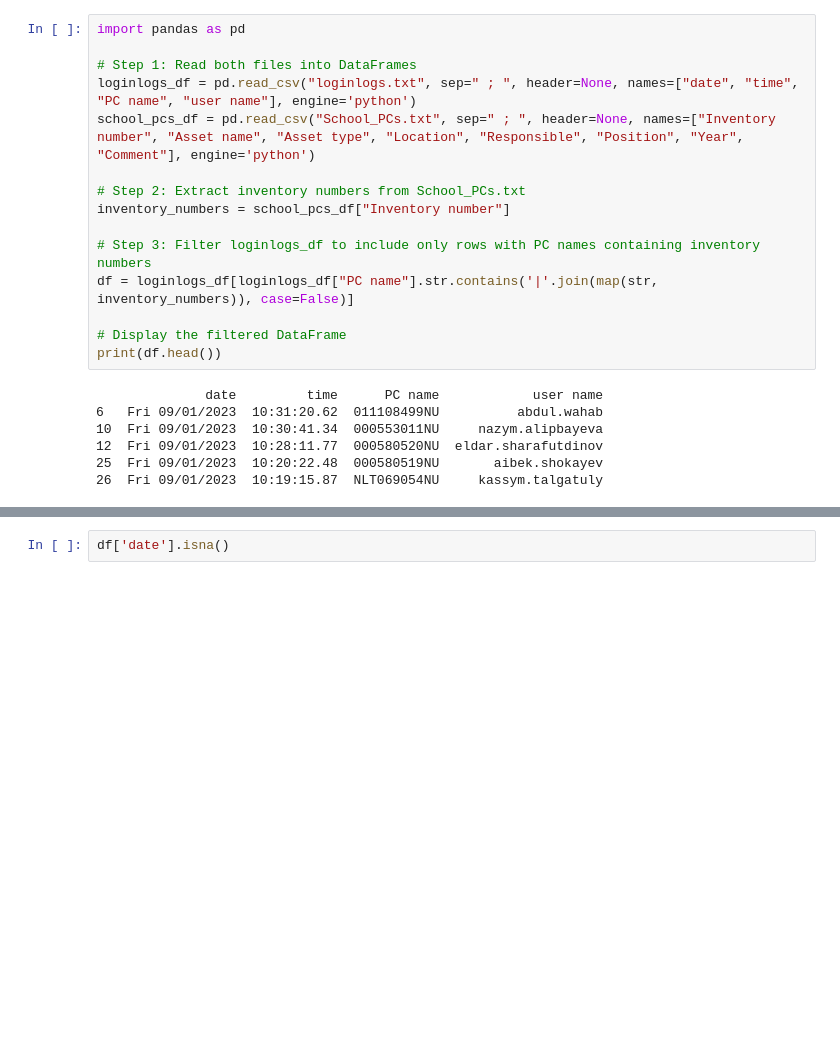
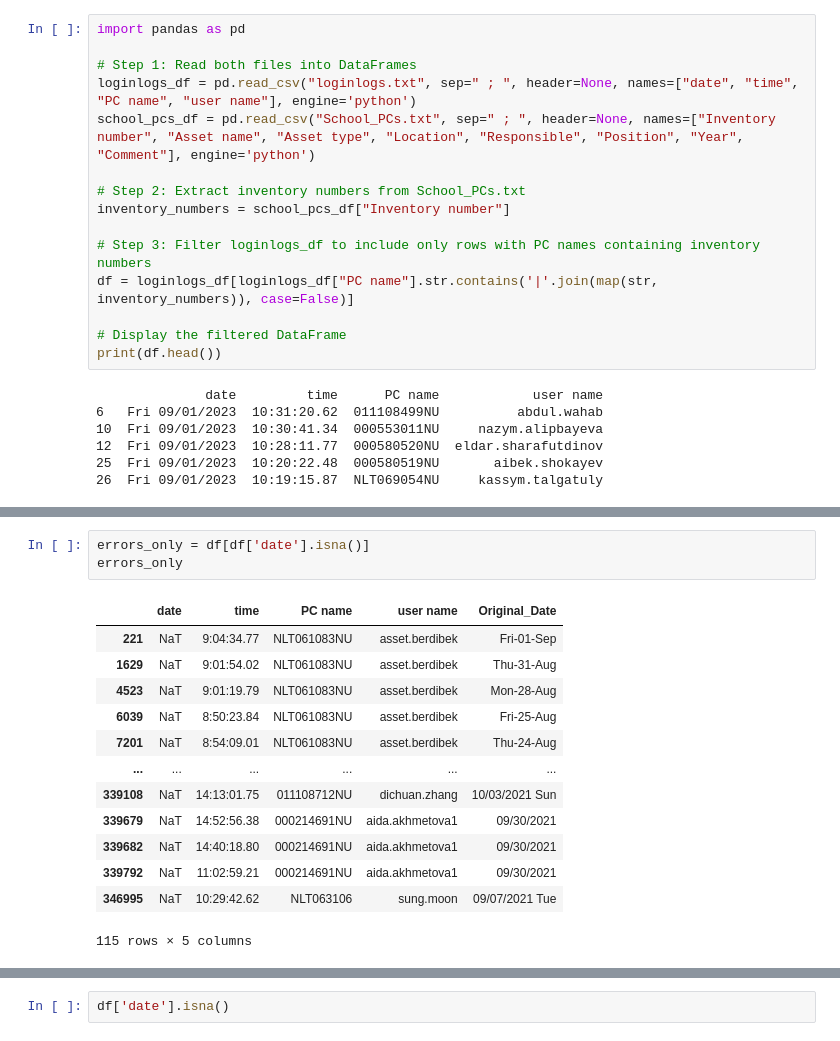
Before and after one commit to zhoomabekov/Python_Practice, a Jupyter notebook: Login Logs Processing.ipynb, the cells around one changed output, grey strips where cells are left out. Drawn from its saved outputs; the diff is of its cells as text; blank space fills up the shorter version.

```diff
--- a/Login Logs Processing.ipynb
+++ b/Login Logs Processing.ipynb
@@ -80,3 +87,20 @@ See the caveats in the documentation: https://pandas.pydata.org/pandas-docs/stab
 | 352394 | 2021-08-16 00:00:00 | 9:58:48.87 | 011107760NU | saule.mergenbayeva | Mon 08/16/2021 |
 | 352403 | 2021-08-16 00:00:00 | 9:49:29.33 | NLT042591 | nursultan.jyeniskhan | Mon 08/16/2021 |
 75679 rows × 5 columns
+# %%
+errors_only = df[df['date'].isna()]
+errors_only
+# %% [output]
+|  | date | time | PC name | user name | Original_Date |
+| 221 | NaT | 9:04:34.77 | NLT061083NU | asset.berdibek | Fri-01-Sep |
+| 1629 | NaT | 9:01:54.02 | NLT061083NU | asset.berdibek | Thu-31-Aug |
+| 4523 | NaT | 9:01:19.79 | NLT061083NU | asset.berdibek | Mon-28-Aug |
+| 6039 | NaT | 8:50:23.84 | NLT061083NU | asset.berdibek | Fri-25-Aug |
+| 7201 | NaT | 8:54:09.01 | NLT061083NU | asset.berdibek | Thu-24-Aug |
+| ... | ... | ... | ... | ... | ... |
+| 339108 | NaT | 14:13:01.75 | 011108712NU | dichuan.zhang | 10/03/2021 Sun |
+| 339679 | NaT | 14:52:56.38 | 000214691NU | aida.akhmetova1 | 09/30/2021 |
+| 339682 | NaT | 14:40:18.80 | 000214691NU | aida.akhmetova1 | 09/30/2021 |
+| 339792 | NaT | 11:02:59.21 | 000214691NU | aida.akhmetova1 | 09/30/2021 |
+| 346995 | NaT | 10:29:42.62 | NLT063106 | sung.moon | 09/07/2021 Tue |
+115 rows × 5 columns
```
Also changed, not shown: parts of 3 cells of this notebook.
